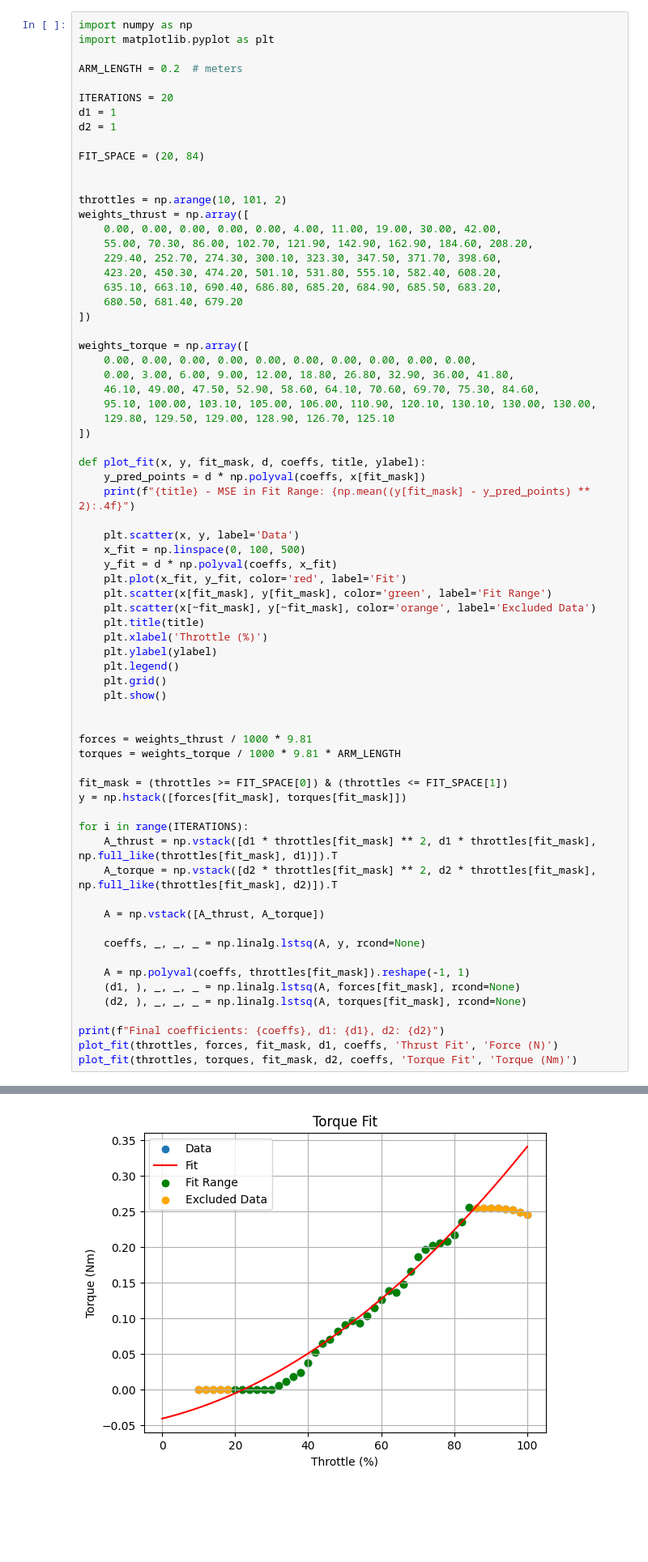
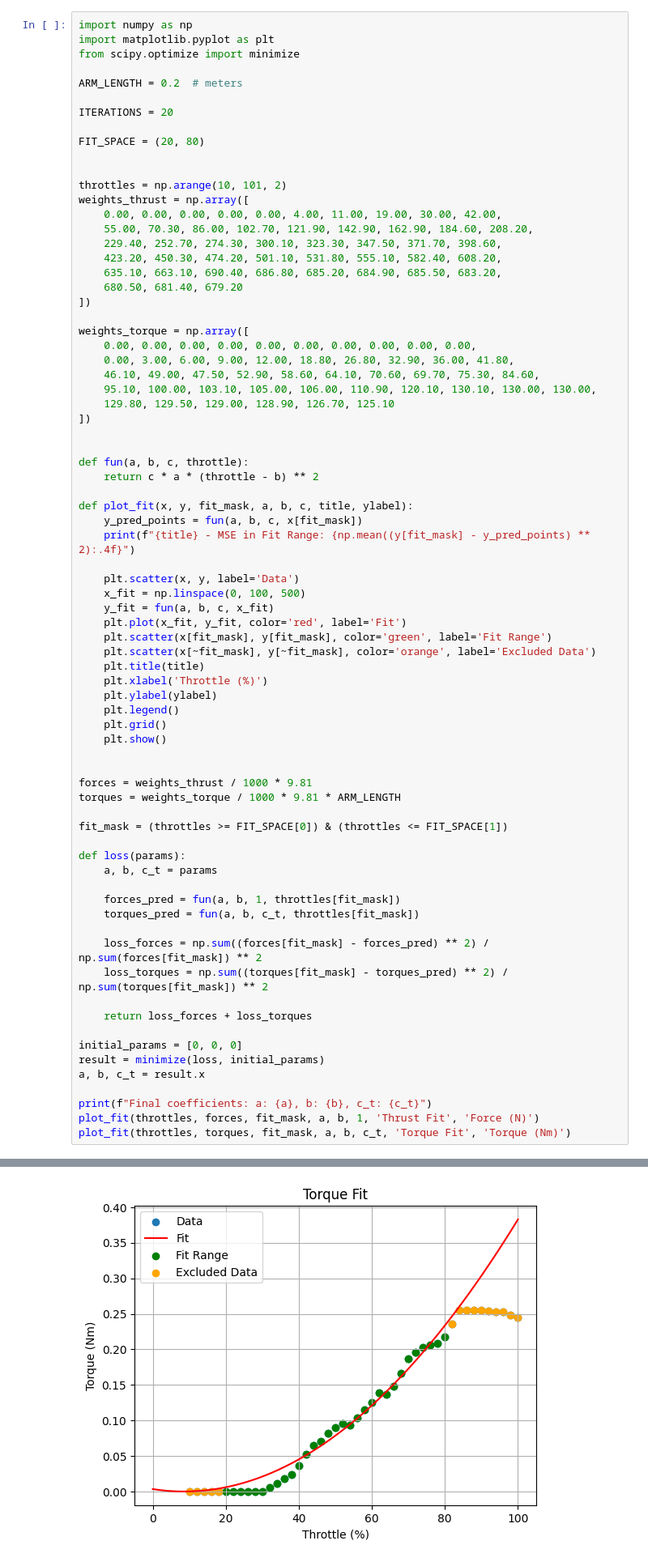
Before and after one commit to maxschwe/QuadrocopterSystem, a Jupyter notebook: identification/ident_rotor_coeffs.ipynb, the cells around one changed output, grey strips where cells are left out. Shown at 81% size. Saved outputs shown, nothing was run; the diff lists cells and outputs as text; blank space fills up the shorter version.

Commit message:
added rotor coeff ident with w=a(x-b) relation

```diff
--- a/identification/ident_rotor_coeffs.ipynb
+++ b/identification/ident_rotor_coeffs.ipynb
@@ -1,14 +1,13 @@
 # %%
 import numpy as np
 import matplotlib.pyplot as plt
+from scipy.optimize import minimize
 
 ARM_LENGTH = 0.2  # meters
 
 ITERATIONS = 20
-d1 = 1
-d2 = 1
 
-FIT_SPACE = (20, 84)
+FIT_SPACE = (20, 80)
 
 
 throttles = np.arange(10, 101, 2)
@@ -29,13 +28,17 @@ weights_torque = np.array([
     129.80, 129.50, 129.00, 128.90, 126.70, 125.10
 ])
 
-def plot_fit(x, y, fit_mask, d, coeffs, title, ylabel):
-    y_pred_points = d * np.polyval(coeffs, x[fit_mask])
+
+def fun(a, b, c, throttle):
+    return c * a * (throttle - b) ** 2
+
+def plot_fit(x, y, fit_mask, a, b, c, title, ylabel):
+    y_pred_points = fun(a, b, c, x[fit_mask])
     print(f"{title} - MSE in Fit Range: {np.mean((y[fit_mask] - y_pred_points) ** 2):.4f}")
 
     plt.scatter(x, y, label='Data')
     x_fit = np.linspace(0, 100, 500)
-    y_fit = d * np.polyval(coeffs, x_fit)
+    y_fit = fun(a, b, c, x_fit)
     plt.plot(x_fit, y_fit, color='red', label='Fit')
     plt.scatter(x[fit_mask], y[fit_mask], color='green', label='Fit Range')
     plt.scatter(x[~fit_mask], y[~fit_mask], color='orange', label='Excluded Data')
@@ -51,21 +54,23 @@ forces = weights_thrust / 1000 * 9.81
 torques = weights_torque / 1000 * 9.81 * ARM_LENGTH
 
 fit_mask = (throttles >= FIT_SPACE[0]) & (throttles <= FIT_SPACE[1])
-y = np.hstack([forces[fit_mask], torques[fit_mask]])
 
-for i in range(ITERATIONS):
-    A_thrust = np.vstack([d1 * throttles[fit_mask] ** 2, d1 * throttles[fit_mask], np.full_like(throttles[fit_mask], d1)]).T
-    A_torque = np.vstack([d2 * throttles[fit_mask] ** 2, d2 * throttles[fit_mask], np.full_like(throttles[fit_mask], d2)]).T
+def loss(params):
+    a, b, c_t = params
 
-    A = np.vstack([A_thrust, A_torque])
+    forces_pred = fun(a, b, 1, throttles[fit_mask])
+    torques_pred = fun(a, b, c_t, throttles[fit_mask])
 
-    coeffs, _, _, _ = np.linalg.lstsq(A, y, rcond=None)
+    loss_forces = np.sum((forces[fit_mask] - forces_pred) ** 2) / np.sum(forces[fit_mask]) ** 2
+    loss_torques = np.sum((torques[fit_mask] - torques_pred) ** 2) / np.sum(torques[fit_mask]) ** 2
 
-    A = np.polyval(coeffs, throttles[fit_mask]).reshape(-1, 1)
-    (d1, ), _, _, _ = np.linalg.lstsq(A, forces[fit_mask], rcond=None)
-    (d2, ), _, _, _ = np.linalg.lstsq(A, torques[fit_mask], rcond=None)
+    return loss_forces + loss_torques
 
-print(f"Final coefficients: {coeffs}, d1: {d1}, d2: {d2}")
-plot_fit(throttles, forces, fit_mask, d1, coeffs, 'Thrust Fit', 'Force (N)')
-plot_fit(throttles, torques, fit_mask, d2, coeffs, 'Torque Fit', 'Torque (Nm)')
+initial_params = [0, 0, 0]
+result = minimize(loss, initial_params)
+a, b, c_t = result.x
+
+print(f"Final coefficients: a: {a}, b: {b}, c_t: {c_t}")
+plot_fit(throttles, forces, fit_mask, a, b, 1, 'Thrust Fit', 'Force (N)')
+plot_fit(throttles, torques, fit_mask, a, b, c_t, 'Torque Fit', 'Torque (Nm)')
 # %% [output]
@@ -75,2 +80,2 @@ Thrust Fit - MSE in Fit Range: 0.0049
 Torque Fit - MSE in Fit Range: 0.0001
-[figure, old version]
+[figure, new version]
```
Also changed, not shown: parts of 1 cell of this notebook, 4 other files.
